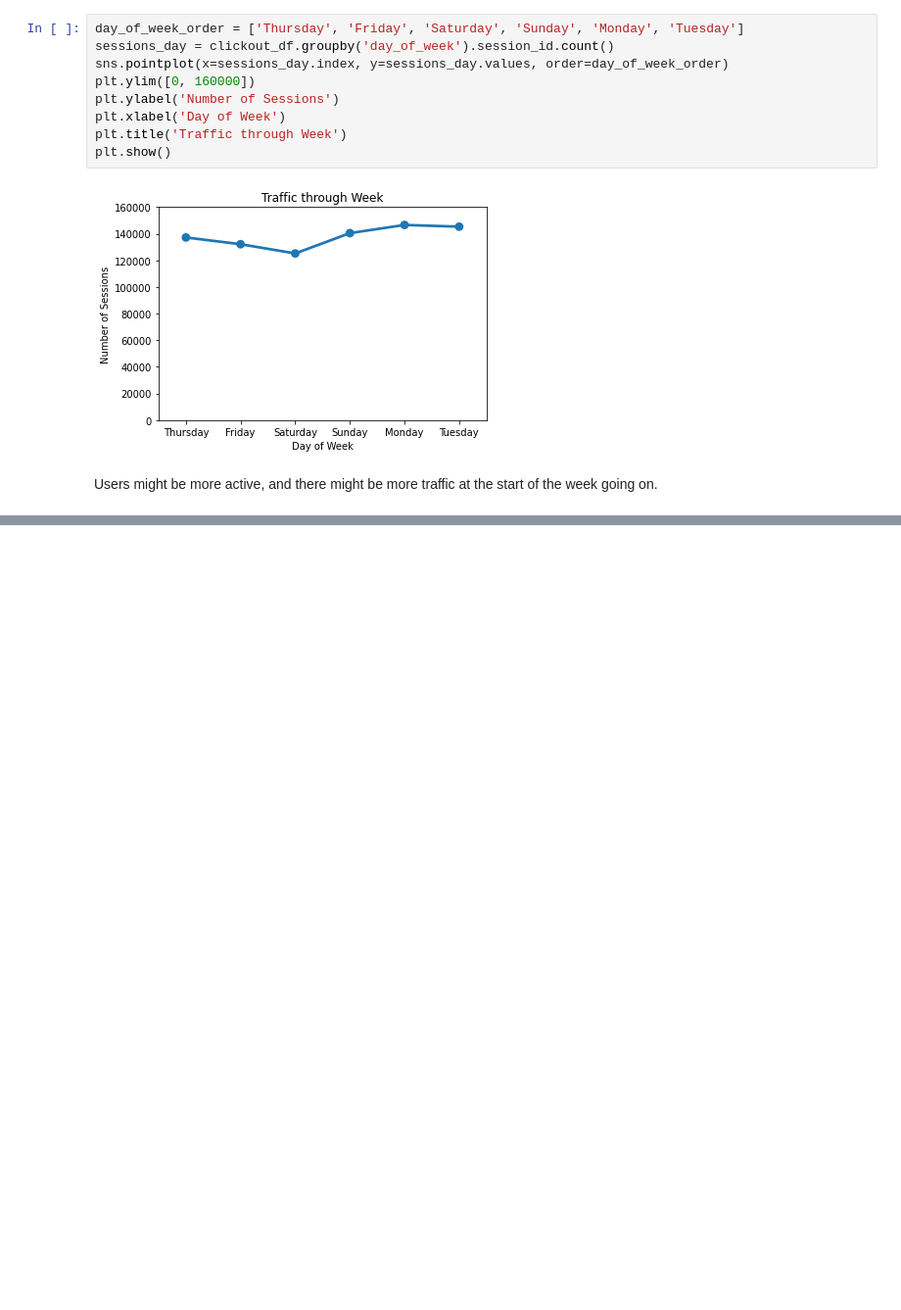
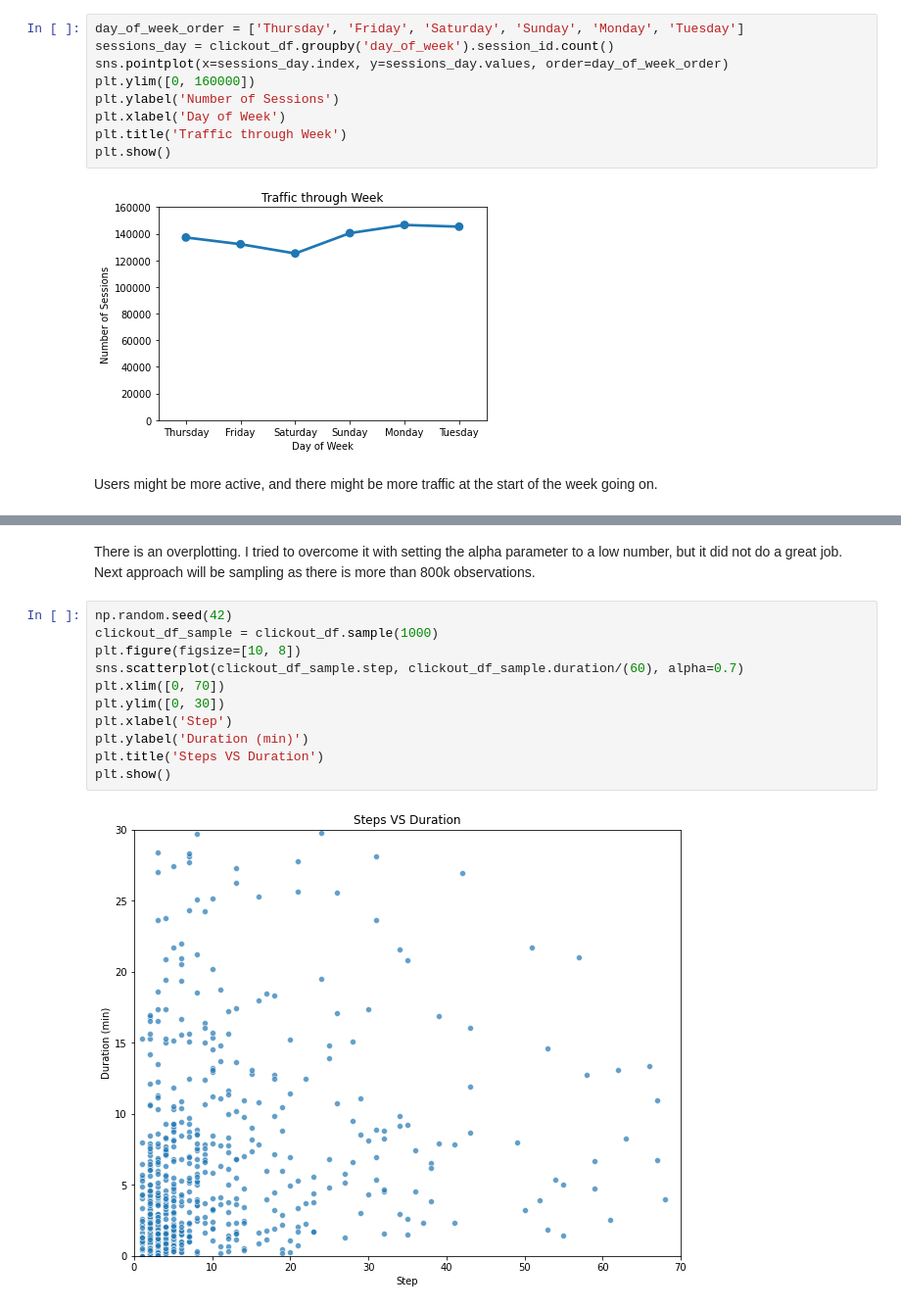
Before and after one commit to ZeyadSabbah/TrivagoRecommenderSystem, a Jupyter notebook: UdacityEDA.ipynb, the cells around one changed output, grey strips where cells are left out. Shown at 98% size. Cells and saved outputs as stored; diff of their text form; blank space fills up the shorter version.

```diff
--- a/UdacityEDA.ipynb
+++ b/UdacityEDA.ipynb
@@ -371,0 +398,16 @@ Users might be more active, and there might be more traffic at the start of the
+# %% [markdown]
+There is an overplotting. I tried to overcome it with setting the alpha parameter to a low number, but it did not do a great job.
+Next approach will be sampling as there is more than 800k observations.
+# %%
+np.random.seed(42)
+clickout_df_sample = clickout_df.sample(1000)
+plt.figure(figsize=[10, 8])
+sns.scatterplot(clickout_df_sample.step, clickout_df_sample.duration/(60), alpha=0.7)
+plt.xlim([0, 70])
+plt.ylim([0, 30])
+plt.xlabel('Step')
+plt.ylabel('Duration (min)')
+plt.title('Steps VS Duration')
+plt.show()
+# %% [output]
+[figure, added]
```
Also changed, not shown: parts of 33 cells of this notebook.
